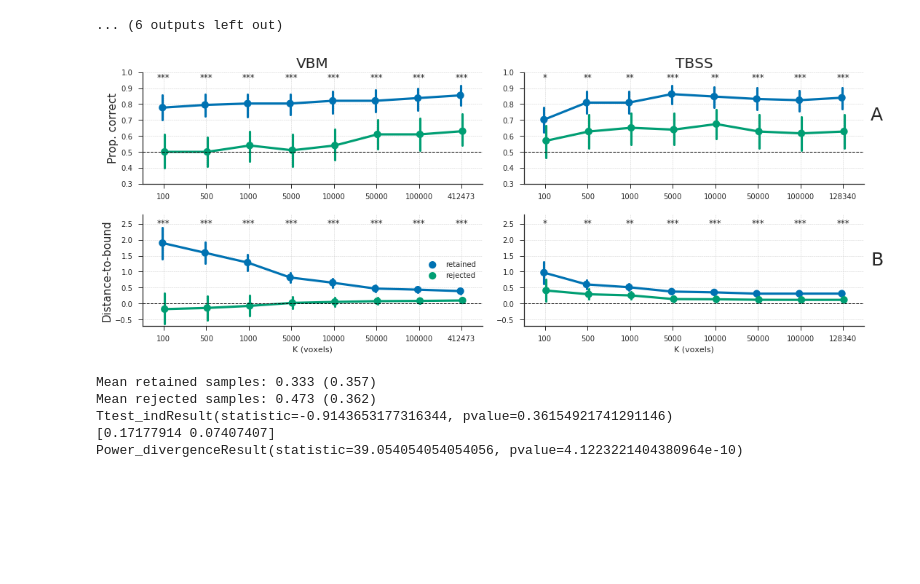
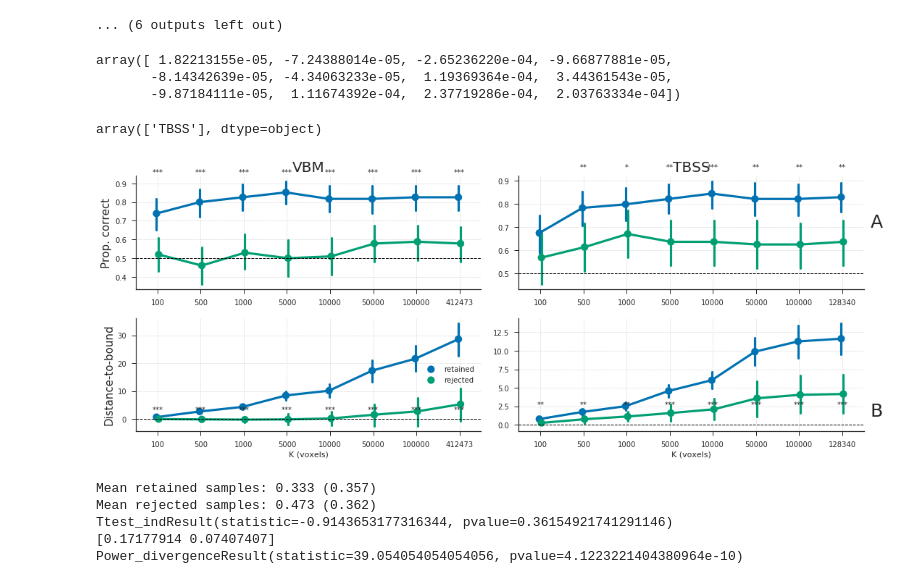
Before and after one commit to lukassnoek/MVCA, a Jupyter notebook: analyses/empirical_analysis_gender_classification.ipynb, the cells around one changed output. Saved outputs shown, nothing was run; the diff lists cells and outputs as text; code cells hidden in the pictures; blank space fills up the shorter version.

```diff
--- a/analyses/empirical_analysis_gender_classification.ipynb
+++ b/analyses/empirical_analysis_gender_classification.ipynb
@@ -755,6 +755,8 @@ But *why* does subsampling lead to an (overall) increase in $\rho_{X,y}$? We ans
 # %% [markdown]
 ### Check
 # %%
+from counterbalance import CounterbalancedStratifiedSplit
+
 results_cb_overfit = dict(n_vox=[], dtb=[], correct=[], modality=[], ss=[])
 for modality in ['VBM', 'TBSS']:
 
@@ -794,8 +796,8 @@ for modality in ['VBM', 'TBSS']:
             this_Xnss = ufs.transform(this_Xnss)
 
             clf.fit(X_train, y_train)
-            dtb_ss[test_idx] = clf.decision_function(X_test)
-            dtb_nss[ii, :] = clf.decision_function(this_Xnss)
+            dtb_ss[test_idx] = clf.decision_function(X_test) / np.linalg.norm(clf.coef_)
+            dtb_nss[ii, :] = clf.decision_function(this_Xnss) / np.linalg.norm(clf.coef_)
             preds_ss[test_idx] = clf.predict(X_test)
             preds_nss[ii, :] = clf.predict(this_Xnss)
 
@@ -815,7 +817,7 @@ for modality in ['VBM', 'TBSS']:
         results_cb_overfit['ss'].extend(['retained'] * dist_ss.size)
         results_cb_overfit['dtb'].extend(dist_nss)
         results_cb_overfit['correct'].extend(correct_nss)
-      3  results_cb_overfit['ss'].extend(['rejected'] * dist_nss.size)
+        results_cb_overfit['ss'].extend(['rejected'] * dist_nss.size)
 # %% [output]
 Failed to display Jupyter Widget of type HBox.
 If you're reading this message in the Jupyter Notebook or JupyterLab Notebook, it may mean that the widgets JavaScript is still loading. If this message persists, it likely means that the widgets Java ...
@@ -854,8 +856,19 @@ Failed to display Jupyter Widget of type HBox.
 If you're reading this message in the Jupyter Notebook or JupyterLab Notebook, it may mean that the widgets JavaScript is still loading. If this message persists, it likely means that the widgets Java ...
 If you're reading this message in another frontend (for example, a static rendering on GitHub or NBViewer), it may mean that your frontend doesn't currently support widgets.
 ... (6 outputs left out)
+# %%
+clf.decision_function(X_test) / (np.linalg.norm(clf.coef_) * clf.coef_.size)
+# %% [output]
+array([ 1.82213155e-05, -7.24388014e-05, -2.65236220e-04, -9.66877881e-05,
+       -8.14342639e-05, -4.34063233e-05,  1.19369364e-04,  3.44361543e-05,
+       -9.87184111e-05,  1.11674392e-04,  2.37719286e-04,  2.03763334e-04])
+# %%
+this_df.modality.unique()
+# %% [output]
+array(['TBSS'], dtype=object)
 # %%
 from statsmodels.stats.proportion import proportions_chisquare
+from scipy.stats import ttest_ind
 import itertools
 
 def get_significance(pval):
@@ -874,8 +887,8 @@ results_cb_overfit_df = pd.DataFrame(results_cb_overfit)
 fig, axes = plt.subplots(ncols=2, nrows=2, sharex=False, sharey=False, figsize=(15, 6))
 for i, mod in enumerate(['VBM', 'TBSS']):
     this_df = results_cb_overfit_df.query('modality == @mod')
-    axes[0][i].set_ylim(0.3, 1)
-    axes[1][i].set_ylim(-0.7, 2.8)
+    #axes[0][i].set_ylim(0.3, 1)
+    #axes[1][i].set_ylim(-0.7, 2.8)
 
     axes[0][i] = sns.pointplot(data=this_df, x='n_vox', y='correct', hue='ss', ax=axes[0][i], palette='colorblind', dodge=0.05)
     axes[1][i] = sns.pointplot(data=this_df, x='n_vox', y='dtb', hue='ss', ax=axes[1][i], palette='colorblind', dodge=0.05)
@@ -895,34 +908,34 @@ for i, mod in enumerate(['VBM', 'TBSS']):
 
         if ii == 0:
             axes[ii, i].set_xlabel('')
         else:
             axes[ii, i].set_xlabel('K (voxels)')
 
         if not (ii == 1 and i == 0):
             axes[ii, i].legend_.remove()
         else:
             axes[ii, i].legend().set_title('')
             axes[ii, i].legend(loc=7)
 
     for ii, nV in enumerate(this_df.n_vox.unique()):
         this_df_tmp = this_df.query('n_vox == @nV')
         correct_vals = this_df_tmp.correct.values
         dtb_vals = this_df_tmp.dtb.values
         ss_condition = this_df_tmp.ss.values
         n_obs = ((ss_condition == 'retained').sum(), (ss_condition == 'rejected').sum())
 
         pval = proportions_chisquare((correct_vals[ss_condition == 'retained'].sum(),
                                       correct_vals[ss_condition == 'rejected'].sum()), nobs=n_obs)[1]
         axes[0, i].text(ii, 0.95, get_significance(pval), ha='center')
 
         pval = ttest_ind(dtb_vals[ss_condition == 'retained'], dtb_vals[ss_condition == 'rejected'])[1]
         axes[1, i].text(ii, 2.45, get_significance(pval), ha='center')
 
 sns.despine()
 fig.tight_layout()
 fig.savefig('figs/dtb_correct_empirical_data.png', dpi=200, bbox_inches='tight')
 # %% [output]
-[figure, old version]
+[figure, new version]
 # %%
 idx = skf.subsample_idx
 nidx = list(set(range(y.size)) - set(idx))
```
Also changed, not shown: 22 other files.
